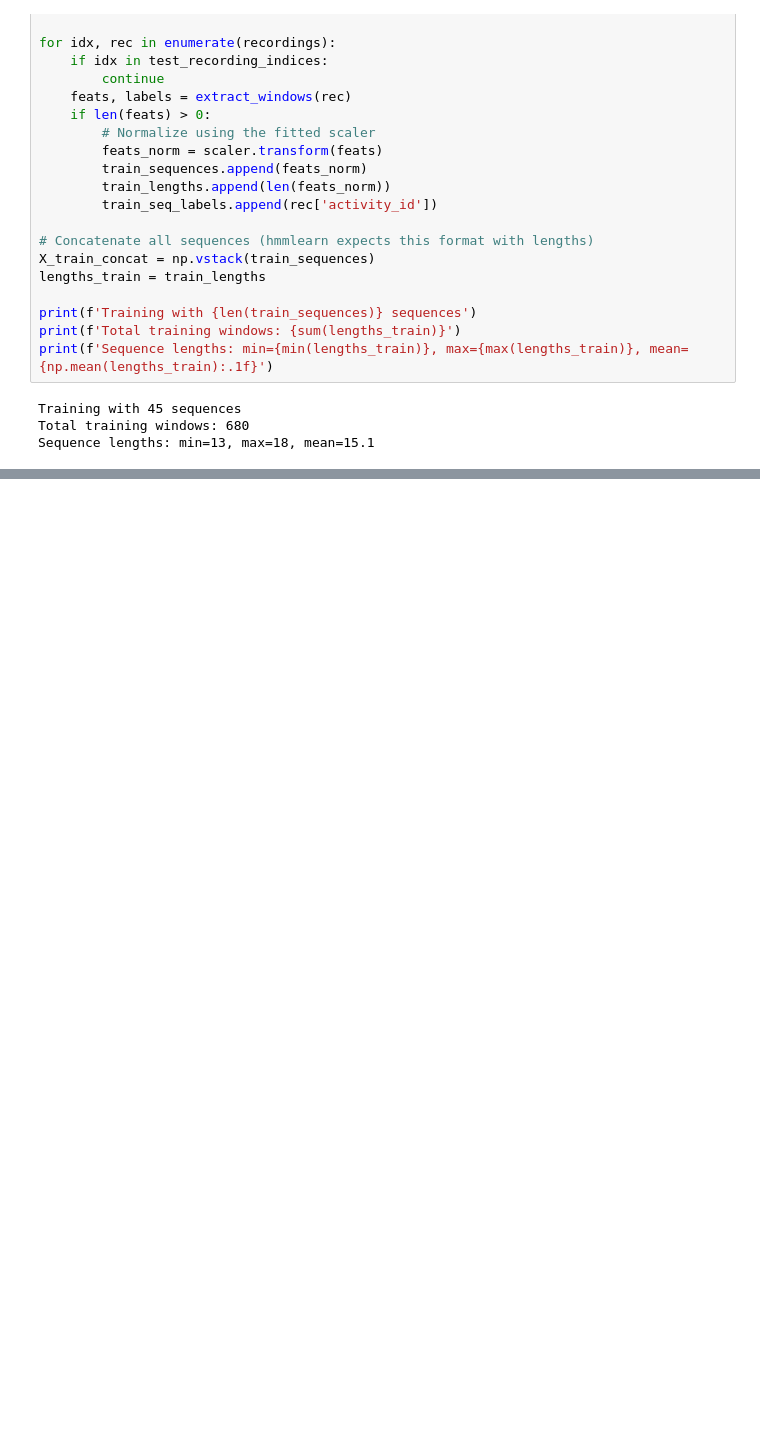
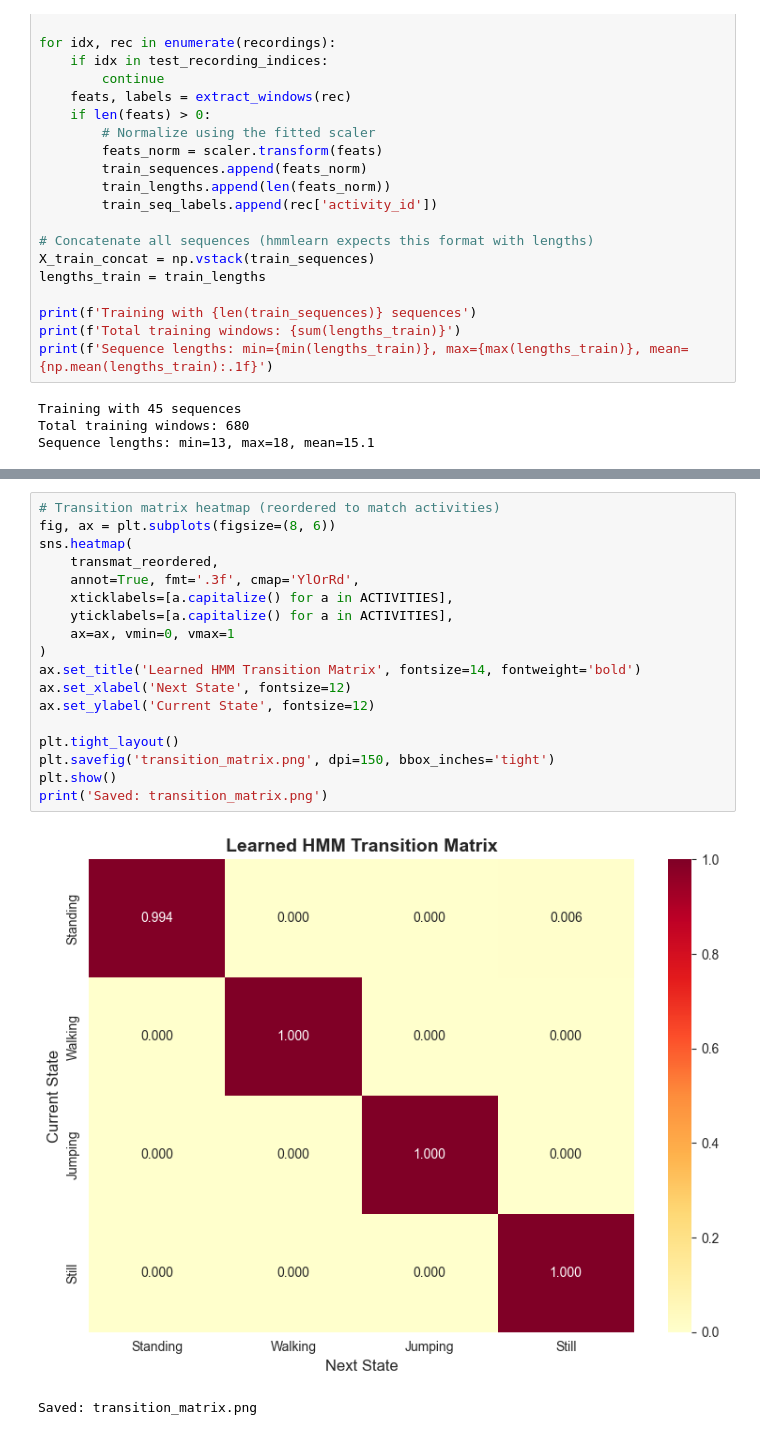
Before and after one commit to izabayo7/human-motion-with-HMM, a Jupyter notebook: hmm_activity_recognition.ipynb, the cells around one changed output, grey strips where cells are left out. Saved outputs shown, nothing was run; the diff lists cells and outputs as text; blank space fills up the shorter version.

```diff
--- a/hmm_activity_recognition.ipynb
+++ b/hmm_activity_recognition.ipynb
@@ -599,0 +789,21 @@ Sequence lengths: min=13, max=18, mean=15.1
+# %%
+# Transition matrix heatmap (reordered to match activities)
+fig, ax = plt.subplots(figsize=(8, 6))
+sns.heatmap(
+    transmat_reordered,
+    annot=True, fmt='.3f', cmap='YlOrRd',
+    xticklabels=[a.capitalize() for a in ACTIVITIES],
+    yticklabels=[a.capitalize() for a in ACTIVITIES],
+    ax=ax, vmin=0, vmax=1
+)
+ax.set_title('Learned HMM Transition Matrix', fontsize=14, fontweight='bold')
+ax.set_xlabel('Next State', fontsize=12)
+ax.set_ylabel('Current State', fontsize=12)
+
+plt.tight_layout()
+plt.savefig('transition_matrix.png', dpi=150, bbox_inches='tight')
+plt.show()
+print('Saved: transition_matrix.png')
+# %% [output]
+[figure, added]
+Saved: transition_matrix.png
```
Also changed, not shown: parts of 5 cells of this notebook, 3 other files.
